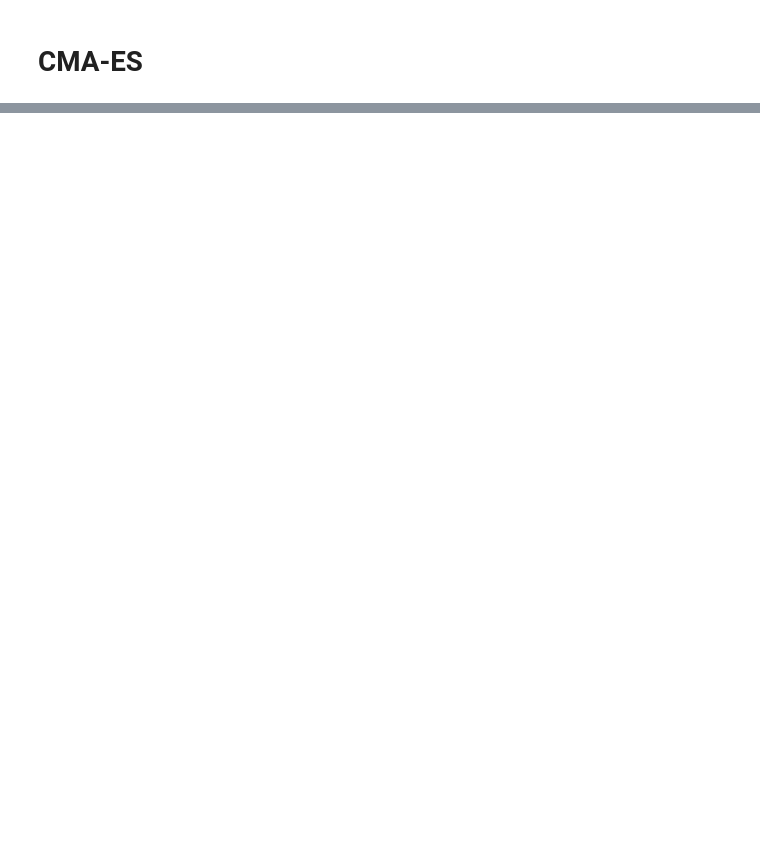
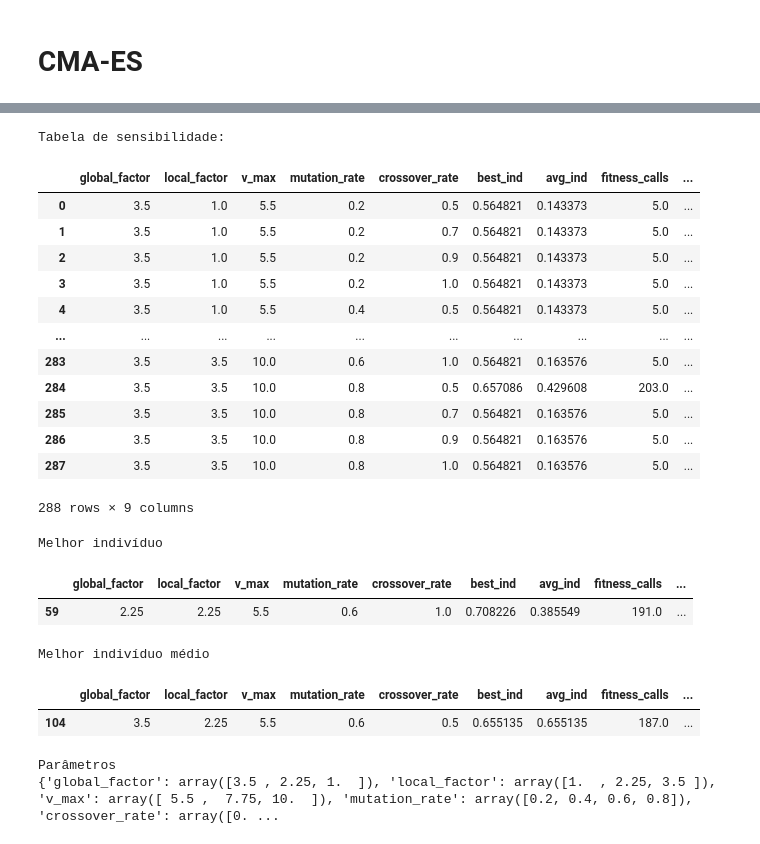
Before and after one commit to pdcos/modelo_foguete, a Jupyter notebook: sensitiviy_analysis/viz_sens.ipynb, the cells around one changed output, grey strips where cells are left out. Drawn from its saved outputs; the diff is of its cells as text; code cells hidden in the pictures; blank space fills up the shorter version.

```diff
--- a/sensitiviy_analysis/viz_sens.ipynb
+++ b/sensitiviy_analysis/viz_sens.ipynb
@@ -566,0 +592,29 @@ KeyError: 'mi'
+# %%
+path = 'simulations/depso_sensitivity.json'
+parameters = ['global_factor', 'local_factor', 'v_max', 'mutation_rate', 'crossover_rate']
+viz = SensVisualizer(file_path=path, parameters=parameters)
+viz.display_all()
+df_sens_depso = viz.df_sens
+# %% [output]
+Tabela de sensibilidade:
+|  | global_factor | local_factor | v_max | mutation_rate | crossover_rate | best_ind | avg_ind | fitness_calls | ... |
+| 0 | 3.5 | 1.0 | 5.5 | 0.2 | 0.5 | 0.564821 | 0.143373 | 5.0 | ... |
+| 1 | 3.5 | 1.0 | 5.5 | 0.2 | 0.7 | 0.564821 | 0.143373 | 5.0 | ... |
+| 2 | 3.5 | 1.0 | 5.5 | 0.2 | 0.9 | 0.564821 | 0.143373 | 5.0 | ... |
+| 3 | 3.5 | 1.0 | 5.5 | 0.2 | 1.0 | 0.564821 | 0.143373 | 5.0 | ... |
+| 4 | 3.5 | 1.0 | 5.5 | 0.4 | 0.5 | 0.564821 | 0.143373 | 5.0 | ... |
+| ... | ... | ... | ... | ... | ... | ... | ... | ... | ... |
+| 283 | 3.5 | 3.5 | 10.0 | 0.6 | 1.0 | 0.564821 | 0.163576 | 5.0 | ... |
+| 284 | 3.5 | 3.5 | 10.0 | 0.8 | 0.5 | 0.657086 | 0.429608 | 203.0 | ... |
+| 285 | 3.5 | 3.5 | 10.0 | 0.8 | 0.7 | 0.564821 | 0.163576 | 5.0 | ... |
+| 286 | 3.5 | 3.5 | 10.0 | 0.8 | 0.9 | 0.564821 | 0.163576 | 5.0 | ... |
+| 287 | 3.5 | 3.5 | 10.0 | 0.8 | 1.0 | 0.564821 | 0.163576 | 5.0 | ... |
+288 rows × 9 columns
+Melhor indivíduo
+|  | global_factor | local_factor | v_max | mutation_rate | crossover_rate | best_ind | avg_ind | fitness_calls | ... |
+| 59 | 2.25 | 2.25 | 5.5 | 0.6 | 1.0 | 0.708226 | 0.385549 | 191.0 | ... |
+Melhor indivíduo médio
+|  | global_factor | local_factor | v_max | mutation_rate | crossover_rate | best_ind | avg_ind | fitness_calls | ... |
+| 104 | 3.5 | 2.25 | 5.5 | 0.6 | 0.5 | 0.655135 | 0.655135 | 187.0 | ... |
+Parâmetros
+{'global_factor': array([3.5 , 2.25, 1.  ]), 'local_factor': array([1.  , 2.25, 3.5 ]), 'v_max': array([ 5.5 ,  7.75, 10.  ]), 'mutation_rate': array([0.2, 0.4, 0.6, 0.8]), 'crossover_rate': array([0. ...
```
Also changed, not shown: parts of 17 cells of this notebook, 4 other files.
